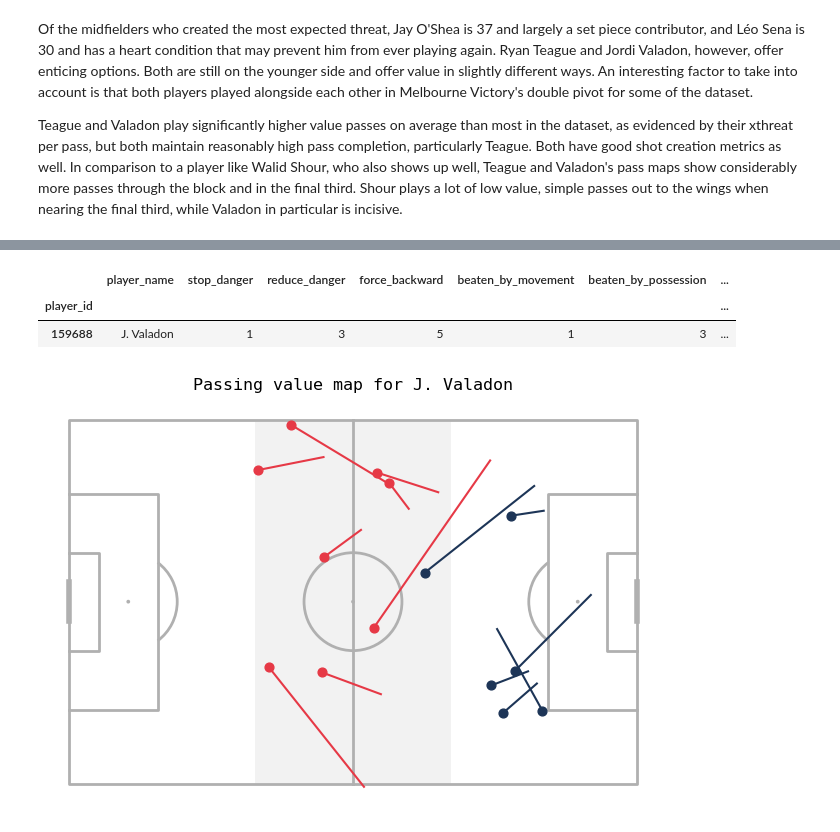
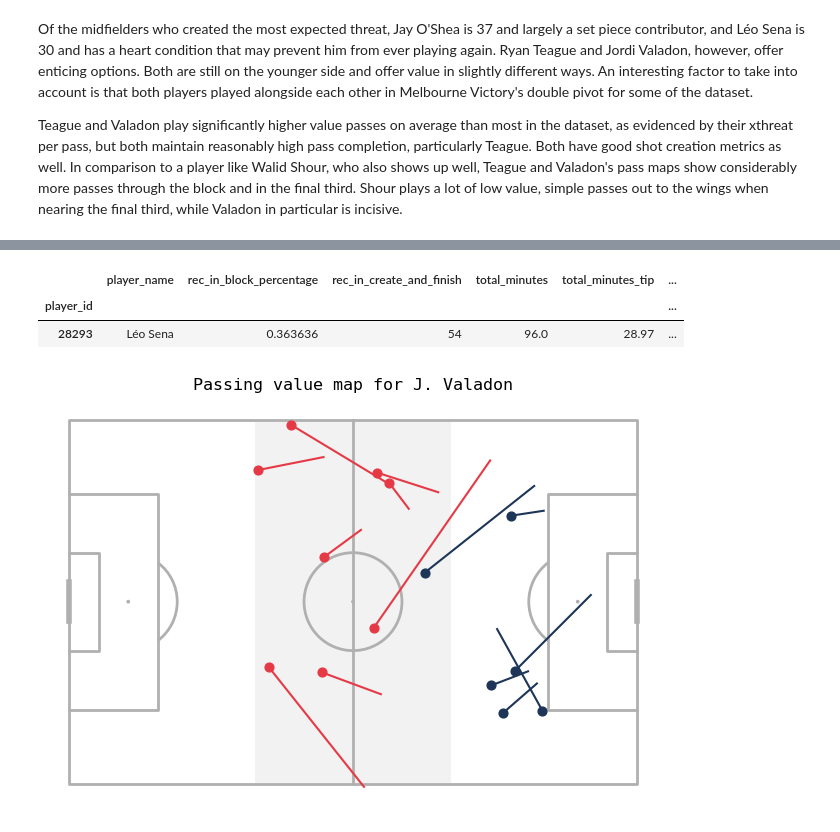
Before and after one commit to nkrackeler30/ASIProj, a Jupyter notebook: Data/ASIProj.ipynb, the cells around one changed output, grey strips where cells are left out. Saved outputs shown, nothing was run; the diff lists cells and outputs as text; code cells hidden in the pictures.

```diff
--- a/Data/ASIProj.ipynb
+++ b/Data/ASIProj.ipynb
@@ -1353,12 +1379,12 @@ summary[summary['player_name']  == "Isaias"]
 # %%
 df = DataLoader(matchids).data_loader_multi_match()
 
-summary = CreativeMidfielderComparison(df).get_defending_aggregator()
-summary[summary['player_name']  == "J. Valadon"]
+summary = CreativeMidfielderComparison(df).get_reception_profile()
+summary[summary['player_name']  == "Léo Sena"]
 # %% [output]
-|  | player_name | stop_danger | reduce_danger | force_backward | beaten_by_movement | beaten_by_possession | ... |
-| player_id |  |  |  |  |  |  | ... |
-| 159688 | J. Valadon | 1 | 3 | 5 | 1 | 3 | ... |
+|  | player_name | rec_in_block_percentage | rec_in_create_and_finish | total_minutes | total_minutes_tip | ... |
+| player_id |  |  |  |  |  | ... |
+| 28293 | Léo Sena | 0.363636 | 54 | 96.0 | 28.97 | ... |
 # %%
 map = ASIProjViz(df).get_passing_value_map(159688)
 # %% [output]
```
Also changed, not shown: parts of 12 cells of this notebook.
